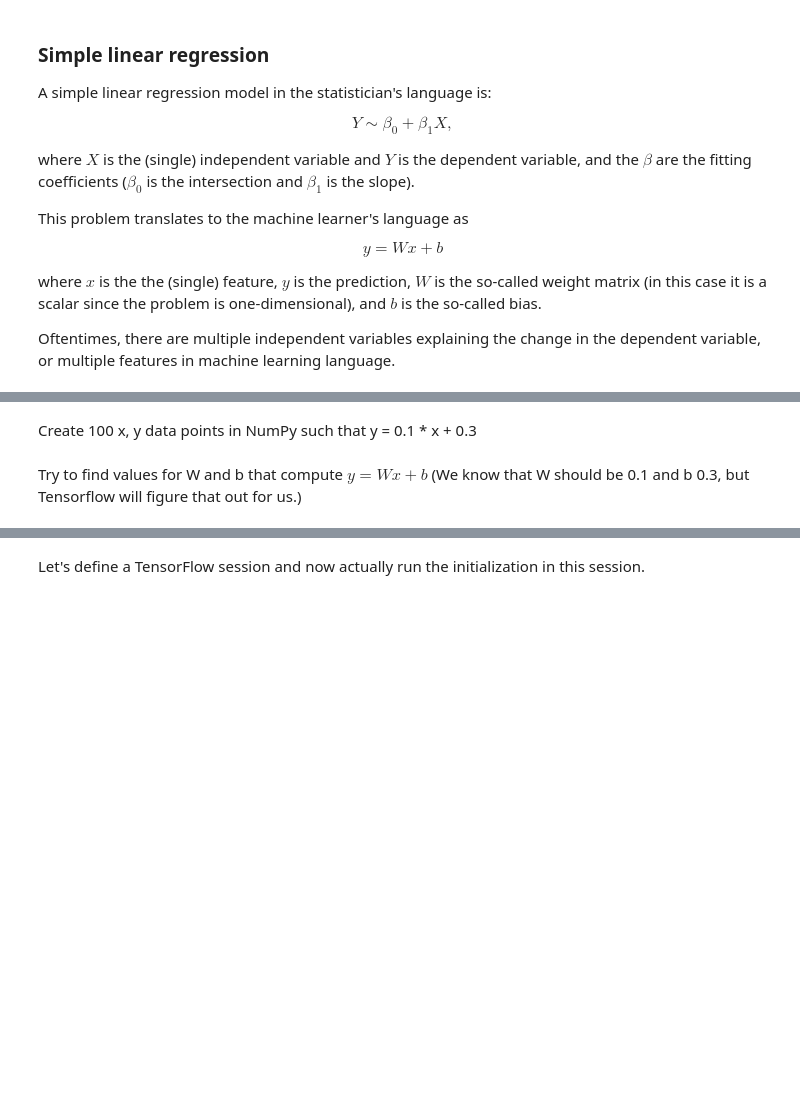
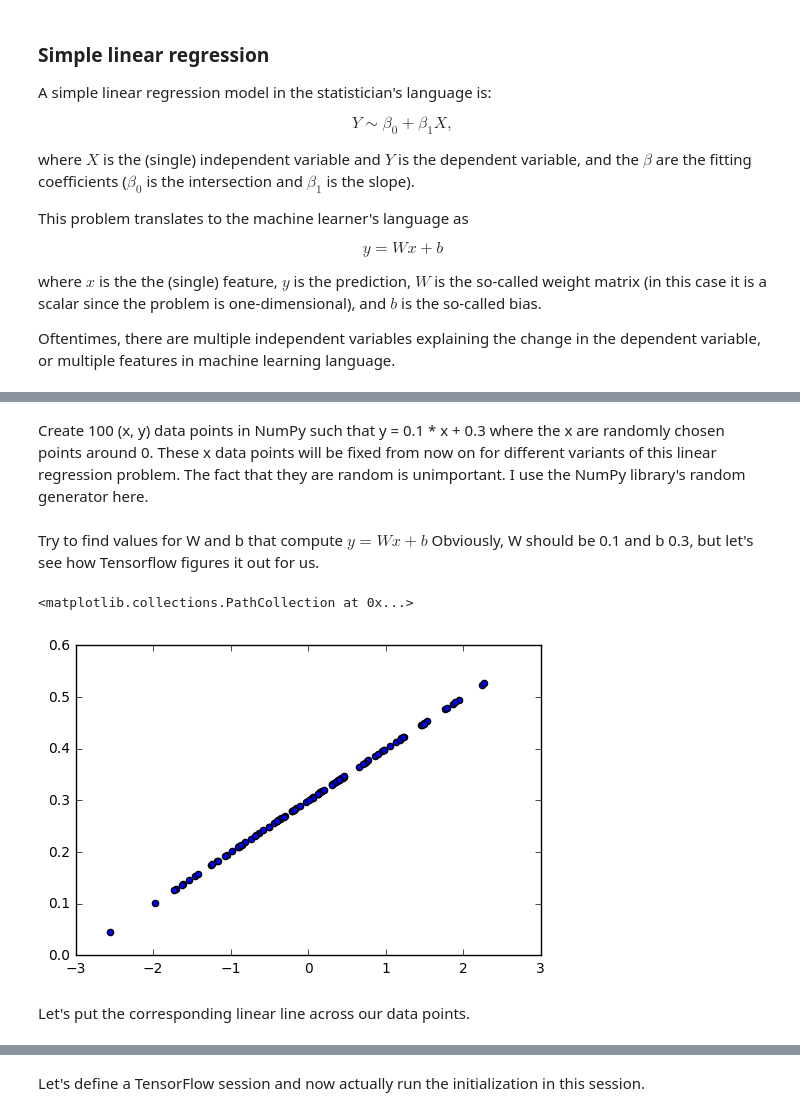
Before and after one commit to alenzhao/Linear-regression-in-Tensorflow, a Jupyter notebook: Linear Regression.ipynb, the cells around one changed output, grey strips where cells are left out. Drawn from its saved outputs; the diff is of its cells as text; code cells hidden in the pictures; blank space fills up the shorter version.

Commit message:
Add matplotlib visualization; Add better explanations

```diff
--- a/Linear Regression.ipynb
+++ b/Linear Regression.ipynb
@@ -26,2 +22,0 @@ import numpy as np
-# %% [markdown]
-Create 100 x, y data points in NumPy such that y = 0.1 * x + 0.3
@@ -28,7 +32,20 @@ Create 100 x, y data points in NumPy such that y = 0.1 * x + 0.3
+# %% [markdown]
+Create 100 (x, y) data points in NumPy such that y = 0.1 * x + 0.3 where the x are randomly chosen points around 0. These x data points will be fixed from now on for different variants of this linear regression problem. The fact that they are random is unimportant. I use the NumPy library's random generator here.
 # %%
-x_data = np.random.rand(100).astype(np.float32)
+n_data = 100 # Number of data points
+np.random.seed(0) # Fix seed so that everyone has the same data
+x_data = np.random.randn(n_data).astype(np.float32)
 y_data = 0.1 * x_data + 0.3
 # %% [markdown]
 Try to find values for W and b that compute $y = W x + b$
-(We know that W should be 0.1 and b 0.3, but Tensorflow will
-figure that out for us.)
+Obviously, W should be 0.1 and b 0.3, but let's see how Tensorflow
+figures it out for us.
+# %%
+# Scatter plot of data
+p1, ax1 = plt.subplots()
+ax1.scatter(x_data, y_data)
+# %% [output]
+<matplotlib.collections.PathCollection at 0x...>
+[figure, added]
+# %% [markdown]
+Let's put the corresponding linear line across our data points.
```
Also changed, not shown: parts of 19 cells of this notebook.
